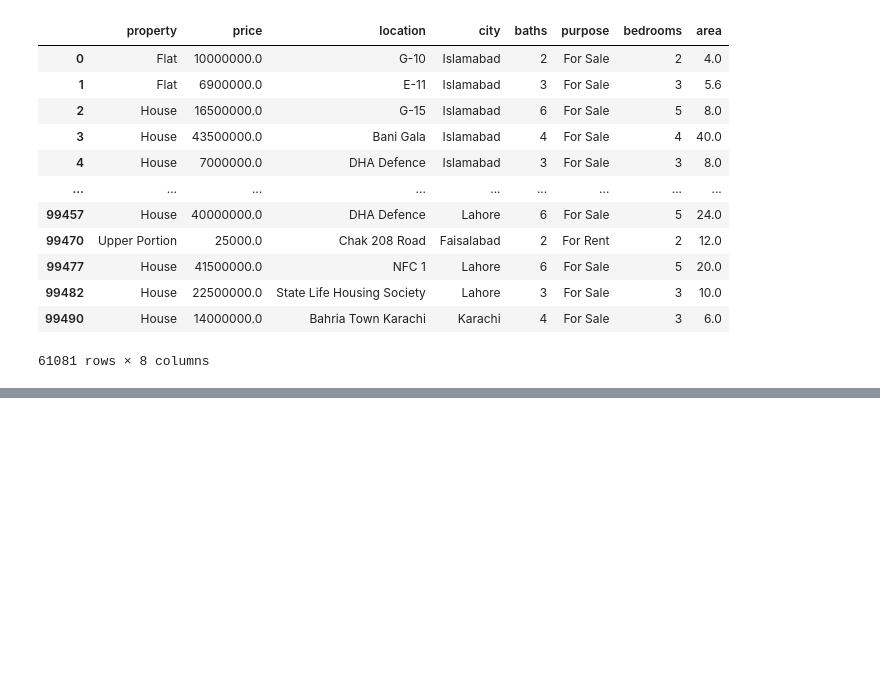
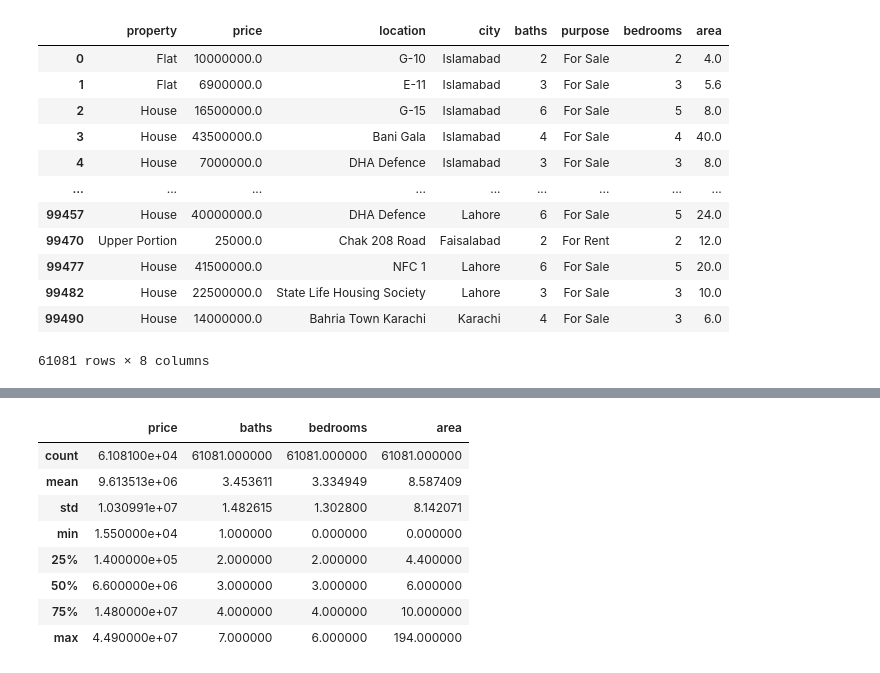
Before and after one commit to CHxNOBODY/CS-01418262, a Jupyter notebook: Lab/Lab02.ipynb, the cells around one changed output, grey strips where cells are left out. Saved outputs shown, nothing was run; the diff lists cells and outputs as text; code cells hidden in the pictures; blank space fills up the shorter version.

```diff
--- a/Lab/Lab02.ipynb
+++ b/Lab/Lab02.ipynb
@@ -328,0 +347,12 @@ data
+# %%
+data.describe()
+# %% [output]
+|  | price | baths | bedrooms | area |
+| count | 6.108100e+04 | 61081.000000 | 61081.000000 | 61081.000000 |
+| mean | 9.613513e+06 | 3.453611 | 3.334949 | 8.587409 |
+| std | 1.030991e+07 | 1.482615 | 1.302800 | 8.142071 |
+| min | 1.550000e+04 | 1.000000 | 0.000000 | 0.000000 |
+| 25% | 1.400000e+05 | 2.000000 | 2.000000 | 4.400000 |
+| 50% | 6.600000e+06 | 3.000000 | 3.000000 | 6.000000 |
+| 75% | 1.480000e+07 | 4.000000 | 4.000000 | 10.000000 |
+| max | 4.490000e+07 | 7.000000 | 6.000000 | 194.000000 |
```
Also changed, not shown: parts of 12 cells of this notebook.
